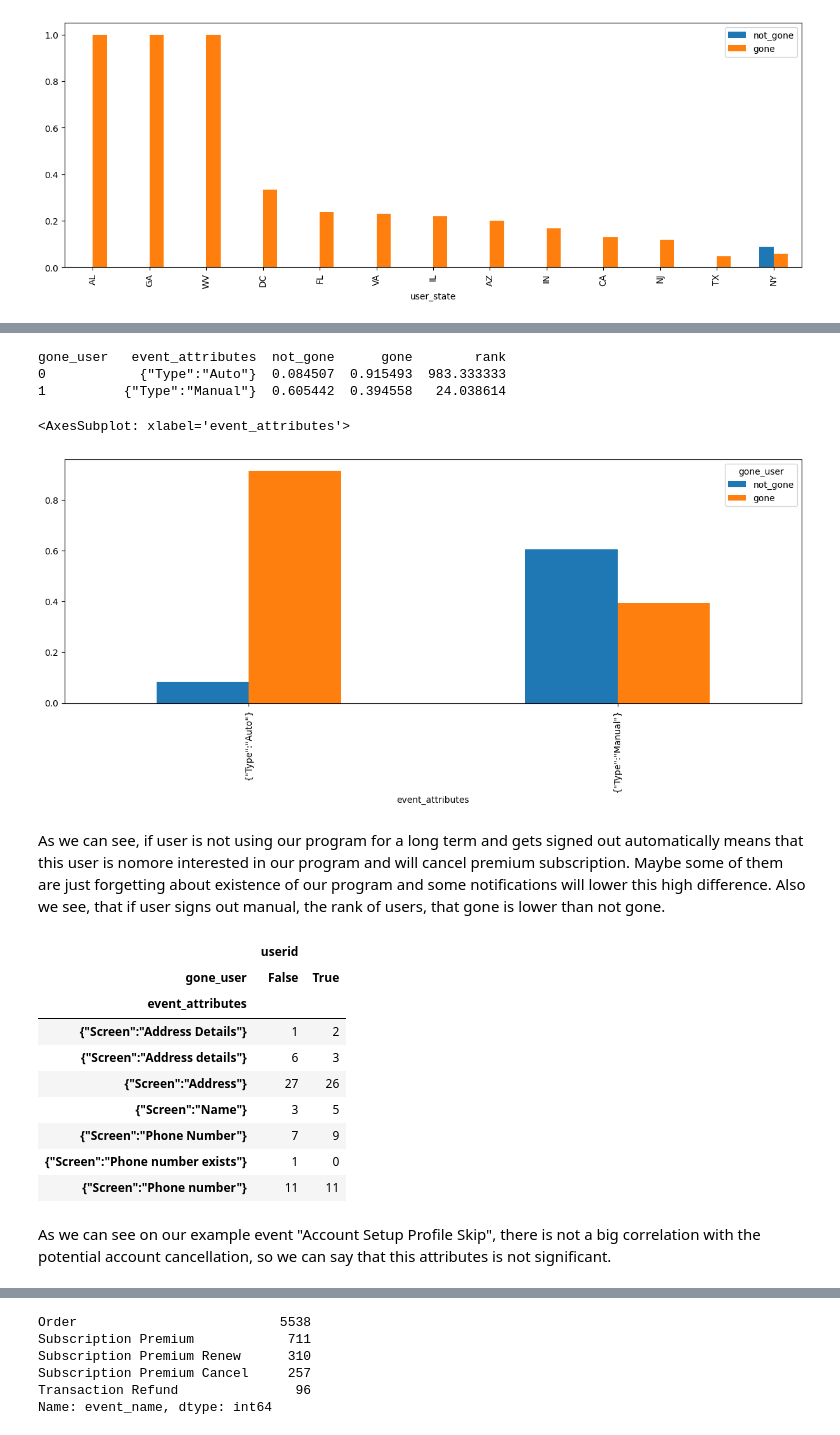
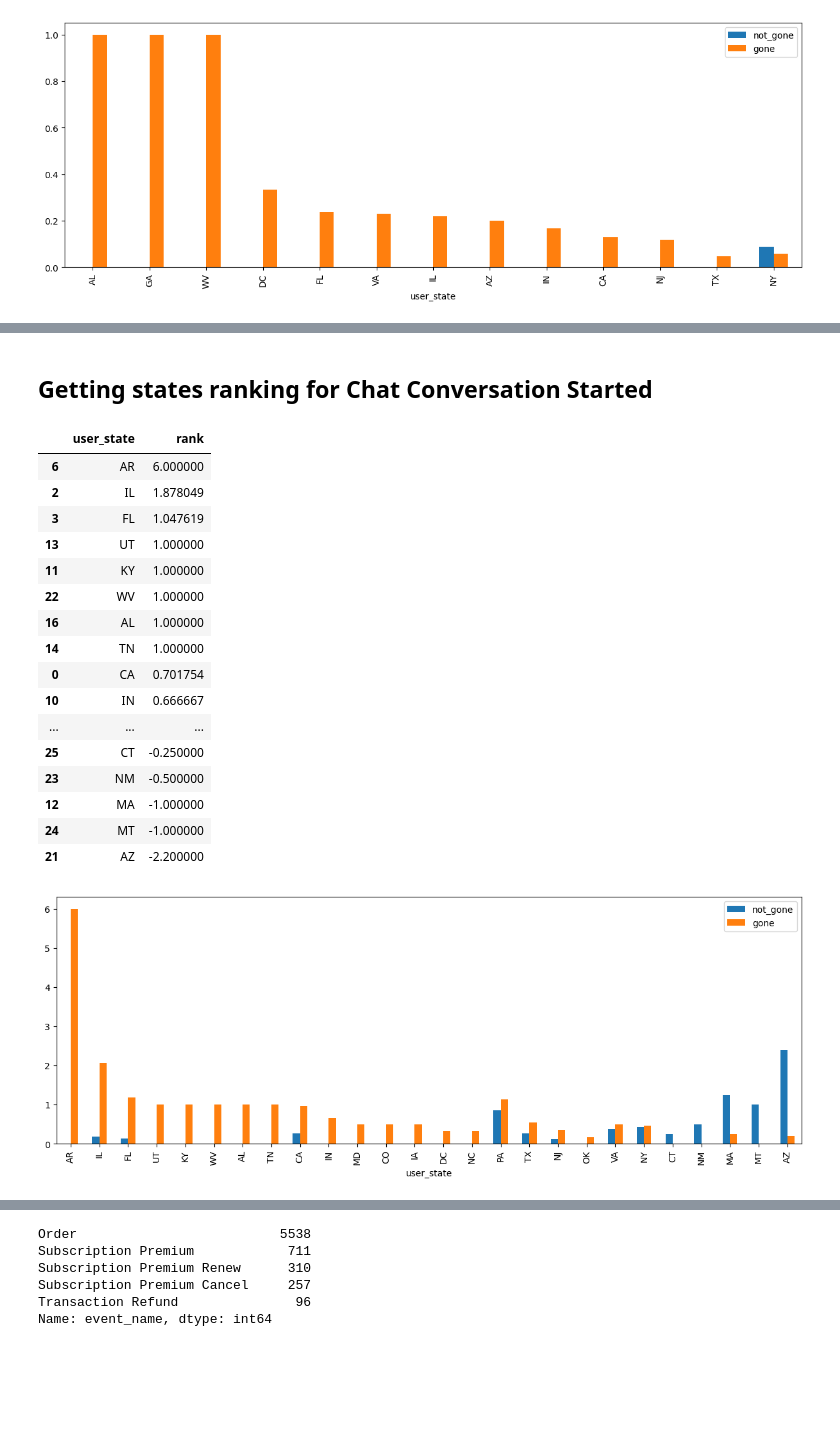
Before and after one commit to yanov2708/INT20H, a Jupyter notebook: test_task.ipynb, the cells around one changed output, grey strips where cells are left out. Drawn from its saved outputs; the diff is of its cells as text; code cells hidden in the pictures; blank space fills up the shorter version.

```diff
--- a/test_task.ipynb
+++ b/test_task.ipynb
@@ -277,5 +295,6 @@ def prioritize_states(df_subs, event_name):
     #df_event_name_states_mean['rank'] = np.abs(df_event_name_states_mean.gone - df_event_name_states_mean.not_gone)
     df_event_name_states_mean['rank'] = df_event_name_states_mean.gone - df_event_name_states_mean.not_gone
     df_event_name_states_mean.sort_values('rank', ascending=False, inplace=True)
-    df_event_name_states_mean.plot(kind='bar',y=['not_gone', 'gone'], x='user_state', rot=90, figsize=(15,5), title=event_name)
+    df_event_name_states_mean.plot(kind='bar',y=['not_gone', 'gone'], x='user_state', rot=90, figsize=(15,5))
+
     return df_event_name_states_mean[['user_state','rank']]
@@ -294,45 +301,23 @@ Now we'll build rank for types of sign out.
-# %%
-df_sign_out = df_subs[['userid','event_name','event_attributes','gone_user']]
-df_sign_out = df_sign_out[df_sign_out['event_name'] == 'Sign Out']
-df_sign_out = df_sign_out.drop(['event_name'],axis=1)
-df_sign_out = df_sign_out.groupby(['event_attributes','gone_user']).count().unstack(level= 1,fill_value=0).rename(columns={False:'not_gone',True:'gone'})
-df_sign_out = df_sign_out['userid']
-df_sign_out['total'] = df_sign_out.sum(numeric_only=True, axis=1)
-df_sign_out_rank = df_sign_out.reset_index()
-df_sign_out_rank['not_gone'] = df_sign_out_rank['not_gone'] / df_sign_out_rank['total']
-df_sign_out_rank['gone'] = df_sign_out_rank['gone'] / df_sign_out_rank['total']
-
-df_sign_out_rank['ratio'] = np.abs(df_sign_out_rank['gone'] - df_sign_out_rank['not_gone'])/df_sign_out_rank['not_gone'] * 100
-df_sign_out_rank['rank'] = df_sign_out_rank['ratio'] * (df_sign_out_rank['total']/df_sign_out_rank['total'].max())
-
-df_sign_out_rank.drop(columns=['total','ratio'],inplace=True)
-df_sign_out_rank = df_sign_out_rank.sort_values('rank', ascending=False)
-print(df_sign_out_rank)
-df_sign_out_rank.plot(kind='bar',y=['not_gone', 'gone'], x='event_attributes', rot=90, figsize=(15,5))
-# %% [output]
-gone_user   event_attributes  not_gone      gone        rank
-0            {"Type":"Auto"}  0.084507  0.915493  983.333333
-1          {"Type":"Manual"}  0.605442  0.394558   24.038614
-<AxesSubplot: xlabel='event_attributes'>
-[figure, removed]
-# %% [markdown]
-As we can see, if user is not using our program for a long term and gets signed out automatically means that this user is nomore interested in our program and will cancel premium subscription. Maybe some of them are just forgetting about existence of our program and some notifications will lower this high difference.
-Also we see, that if user signs out manual, the rank of users, that gone is lower than not gone.
-# %%
-df_sign_out = df_subs[['userid','event_name','event_attributes','gone_user']]
-df_sign_out = df_sign_out[df_sign_out['event_name'] == 'Account Setup Profile Skip']
-df_sign_out = df_sign_out.drop(['event_name'],axis=1)
-df_sign_out.groupby(['event_attributes','gone_user']).count().unstack(level= 1,fill_value=0)
-# %% [output]
-|  | userid |  |
-| gone_user | False | True |
-| event_attributes |  |  |
-| {"Screen":"Address Details"} | 1 | 2 |
-| {"Screen":"Address details"} | 6 | 3 |
-| {"Screen":"Address"} | 27 | 26 |
-| {"Screen":"Name"} | 3 | 5 |
-| {"Screen":"Phone Number"} | 7 | 9 |
-| {"Screen":"Phone number exists"} | 1 | 0 |
-| {"Screen":"Phone number"} | 11 | 11 |
-# %% [markdown]
-As we can see on our example event "Account Setup Profile Skip", there is not a big correlation with the potential account cancellation, so we can say that this attributes is not significant.
+# %% [markdown]
+## Getting states ranking for Chat Conversation Started
+# %%
+prioritize_states(df_subs, 'Chat Conversation Started')
+# %% [output]
+|  | user_state | rank |
+| 6 | AR | 6.000000 |
+| 2 | IL | 1.878049 |
+| 3 | FL | 1.047619 |
+| 13 | UT | 1.000000 |
+| 11 | KY | 1.000000 |
+| 22 | WV | 1.000000 |
+| 16 | AL | 1.000000 |
+| 14 | TN | 1.000000 |
+| 0 | CA | 0.701754 |
+| 10 | IN | 0.666667 |
+| ... | ... | ... |
+| 25 | CT | -0.250000 |
+| 23 | NM | -0.500000 |
+| 12 | MA | -1.000000 |
+| 24 | MT | -1.000000 |
+| 21 | AZ | -2.200000 |
+[figure, added]
```
Also changed, not shown: parts of 63 cells of this notebook.
